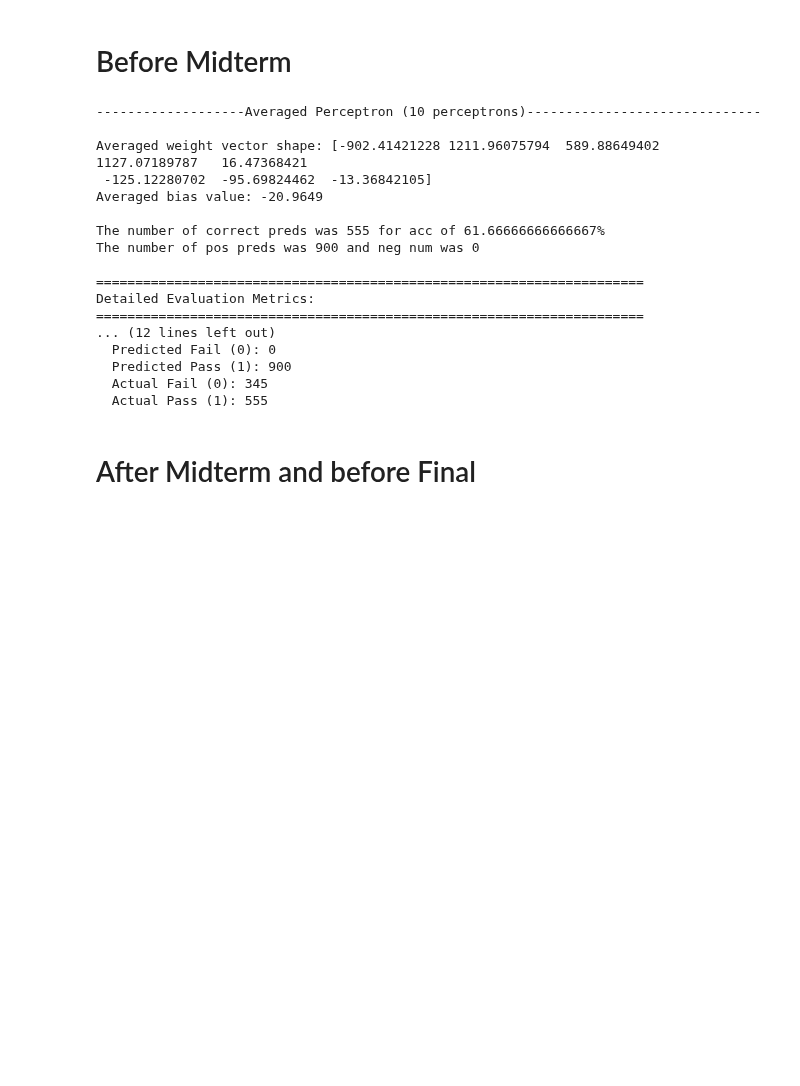
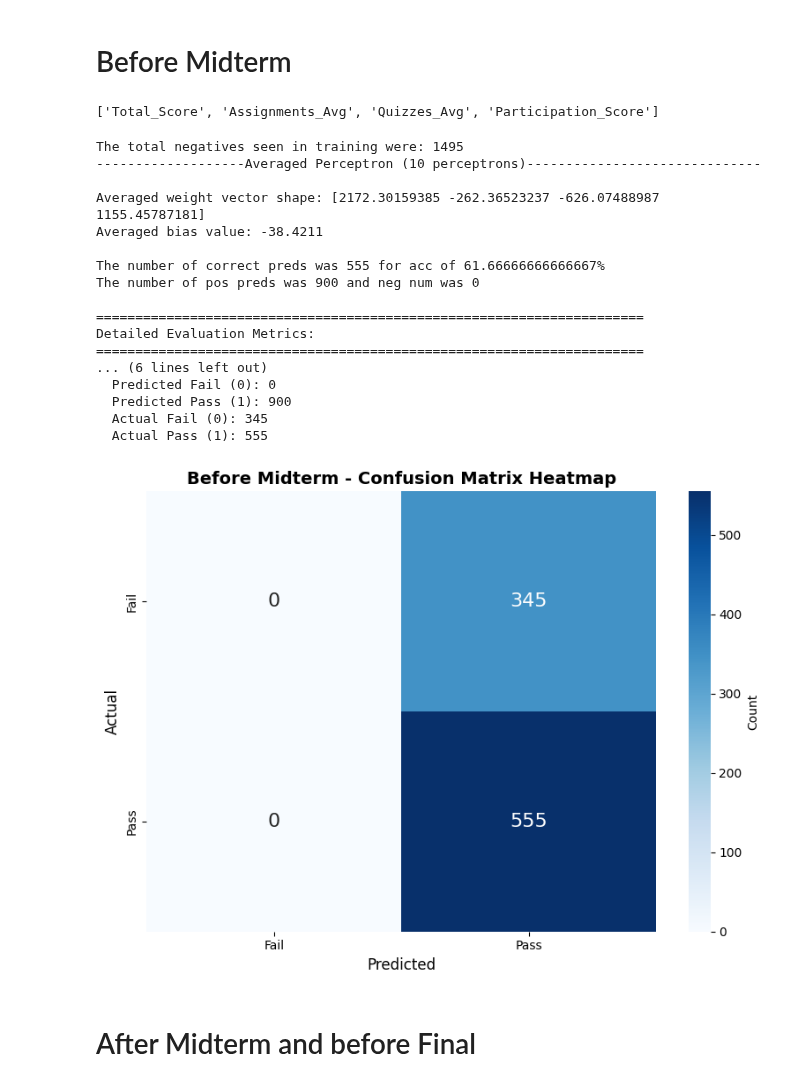
Before and after one commit to tylergarf/CSC396_Course_Coach, a Jupyter notebook: PassFail.ipynb, the cells around one changed output. Drawn from its saved outputs; the diff is of its cells as text; code cells hidden in the pictures; blank space fills up the shorter version.

Commit message:
Fixed average perceptron implementation and correlation NB.

```diff
--- a/PassFail.ipynb
+++ b/PassFail.ipynb
@@ -69,2 +72,14 @@ education_data.head()
 # %% [markdown]
 # Now defining our data loader and perceptron
+# %%
+def get_features(data, column_name, exclude_cols, n):
+
+    data = data.drop(columns=exclude_cols)
+
+    corr_df = data.corr(method='pearson')[[column_name]]
+    corr_df = corr_df.drop(index=[column_name])
+    corr_df['Grade_Corr_Abs'] = corr_df[column_name].apply(lambda x: np.abs(x))
+    corr_df = corr_df.sort_values(by='Grade_Corr_Abs',ascending=False)
+    corr_df = corr_df[corr_df['Grade_Corr_Abs'] >= 0.1]
+    top_features = corr_df.head(n).index.tolist()
+    return top_features
@@ -102,6 +127,7 @@ def train_perceptron(train_dl, n_features, pos_class):
     totalW = np.zeros(n_features)
     totalB = 0
     updates = 0
+    tot_neg = 0
 
 
     # Now loop through each batch.
@@ -109,6 +135,8 @@ def train_perceptron(train_dl, n_features, pos_class):
 
         x_curr_np = x.numpy()
         y_curr_np = y.numpy()
+
+        tot_neg+= np.sum(y_curr_np==0)
 
         total_pos_in_train += (y_curr_np == 1).sum(axis=0)
 
@@ -143,6 +171,7 @@ def train_perceptron(train_dl, n_features, pos_class):
     w = totalW/updates
     b = totalB/updates
     # Now once we are done training the result is the weights and biases.
+    print(f"The total negatives seen in training were: {tot_neg}")
     return (w,b,n_errors,weight_steps.copy(),total_pos_in_train) # I am just copying to avoid weird cases due to mutability of list.
 # %% [markdown]
 # Create the training and testing partitions.
@@ -224,11 +253,8 @@ Test Set:
 n_perceptrons = 10
 weight_vecs = []
 bias_vecs = []
-features_lst = ['Attendance (%)', \
-       'Assignments_Avg', 'Quizzes_Avg', \
-       'Participation_Score', 'Internet_Access_at_Home', \
-       'Stress_Level (1-10)', \
-       'Sleep_Hours_per_Night', 'Extracurricular_Activities']
+features_lst = get_features(education_data, 'Grade', ['Midterm_Score','Final_Score','Projects_Score'], 10)
+
 num_feat = len(features_lst)
 batch_size=64
 shuffle = True
@@ -248,56 +274,63 @@ X_dev_a = dev_df[features_lst].to_numpy()
 dev_y_true = dev_df['Grade'].to_numpy()
 dev_y_pred = ((X_dev_a @ w_avg + b_avg) > 0).astype(int)
 n_correct_dev = (dev_y_true==dev_y_pred).sum(axis=0)
 
 print(f"The number of correct preds was {n_correct_dev} for acc of {(n_correct_dev/dev_y_true.shape[0])*100}%")
 print(f"The number of pos preds was {(dev_y_pred==1).sum(axis=0)} and neg num was {(dev_y_pred==0).sum(axis=0)}")
 
 # Additional detailed metrics
 from sklearn.metrics import accuracy_score, precision_score, recall_score, f1_score, confusion_matrix
 
 accuracy = accuracy_score(dev_y_true, dev_y_pred)
 precision = precision_score(dev_y_true, dev_y_pred, zero_division=0)
 recall = recall_score(dev_y_true, dev_y_pred, zero_division=0)
 f1 = f1_score(dev_y_true, dev_y_pred, zero_division=0)
 cm = confusion_matrix(dev_y_true, dev_y_pred)
 
 print(f"\n{'='*70}")
 print("Detailed Evaluation Metrics:")
 print(f"{'='*70}")
 print(f"Accuracy: {accuracy*100:.2f}%")
 print(f"Precision: {precision:.4f}")
 print(f"Recall: {recall:.4f}")
 print(f"F1-Score: {f1:.4f}")
 
-print(f"\nConfusion Matrix:")
-print(f"                Predicted")
-print(f"              Fail    Pass")
-print(f"Actual Fail   {cm[0,0]:4d}   {cm[0,1]:4d}")
-print(f"       Pass   {cm[1,0]:4d}   {cm[1,1]:4d}")
-
 print(f"\nPredictions breakdown:")
 print(f"  Predicted Fail (0): {(dev_y_pred==0).sum()}")
 print(f"  Predicted Pass (1): {(dev_y_pred==1).sum()}")
 print(f"  Actual Fail (0): {(dev_y_true==0).sum()}")
 print(f"  Actual Pass (1): {(dev_y_true==1).sum()}")
+
+# Confusion Matrix Heatmap
+fig, ax = plt.subplots(figsize=(8, 6))
+sns.heatmap(cm, annot=True, fmt='d', cmap='Blues',
+            xticklabels=['Fail', 'Pass'], yticklabels=['Fail', 'Pass'],
+            annot_kws={'size': 16}, cbar_kws={'label': 'Count'}, ax=ax)
+ax.set_xlabel('Predicted', fontsize=12)
+ax.set_ylabel('Actual', fontsize=12)
+ax.set_title('Before Midterm - Confusion Matrix Heatmap', fontsize=14, fontweight='bold')
+plt.tight_layout()
+plt.show()
 # %% [output]
--------------------Averaged Perceptron (10 perceptrons)------------------------------
-
-Averaged weight vector shape: [-902.41421228 1211.96075794  589.88649402 1127.07189787   16.47368421
- -125.12280702  -95.69824462  -13.36842105]
-Averaged bias value: -20.9649
-
-The number of correct preds was 555 for acc of 61.66666666666667%
-The number of pos preds was 900 and neg num was 0
-
-======================================================================
-Detailed Evaluation Metrics:
-======================================================================
-... (12 lines left out)
-  Predicted Fail (0): 0
-  Predicted Pass (1): 900
-  Actual Fail (0): 345
-  Actual Pass (1): 555
+['Total_Score', 'Assignments_Avg', 'Quizzes_Avg', 'Participation_Score']
+The total negatives seen in training were: 1495
+-------------------Averaged Perceptron (10 perceptrons)------------------------------
+
+Averaged weight vector shape: [2172.30159385 -262.36523237 -626.07488987 1155.45787181]
+Averaged bias value: -38.4211
+
+The number of correct preds was 555 for acc of 61.66666666666667%
+The number of pos preds was 900 and neg num was 0
+
+======================================================================
+Detailed Evaluation Metrics:
+======================================================================
+... (6 lines left out)
+  Predicted Fail (0): 0
+  Predicted Pass (1): 900
+  Actual Fail (0): 345
+  Actual Pass (1): 555
+[figure, added]
 # %% [markdown]
 # After Midterm and before Final
 # %%
```
Also changed, not shown: parts of 10 cells of this notebook, 1 other file.
